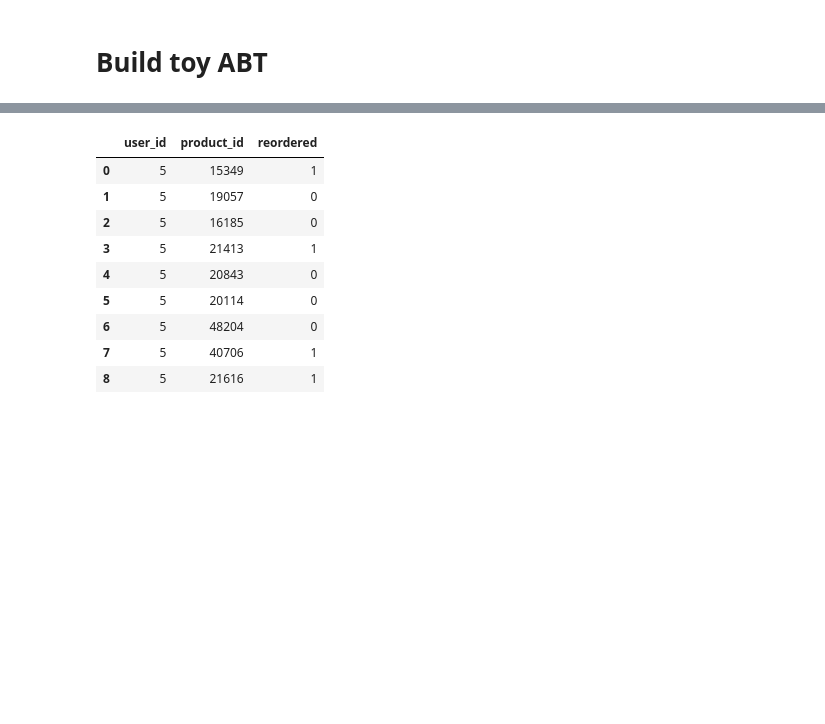
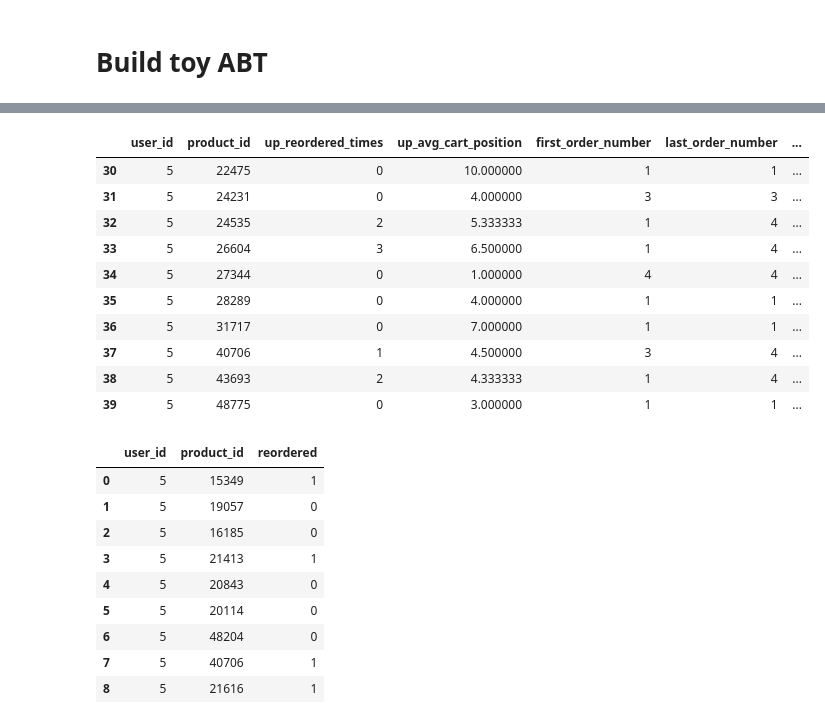
Before and after one commit to kylinorange/kaggle-instacart, a Jupyter notebook: Toy DF.ipynb, the cells around one changed output, grey strips where cells are left out. Saved outputs shown, nothing was run; the diff lists cells and outputs as text; code cells hidden in the pictures; blank space fills up the shorter version.

```diff
--- a/Toy DF.ipynb
+++ b/Toy DF.ipynb
@@ -581,3 +566,17 @@ toy_abt.tail(15)
+# %%
+toy_abt.tail(10)
+# %% [output]
+|  | user_id | product_id | up_reordered_times | up_avg_cart_position | first_order_number | last_order_number | ... |
+| 30 | 5 | 22475 | 0 | 10.000000 | 1 | 1 | ... |
+| 31 | 5 | 24231 | 0 | 4.000000 | 3 | 3 | ... |
+| 32 | 5 | 24535 | 2 | 5.333333 | 1 | 4 | ... |
+| 33 | 5 | 26604 | 3 | 6.500000 | 1 | 4 | ... |
+| 34 | 5 | 27344 | 0 | 1.000000 | 4 | 4 | ... |
+| 35 | 5 | 28289 | 0 | 4.000000 | 1 | 1 | ... |
+| 36 | 5 | 31717 | 0 | 7.000000 | 1 | 1 | ... |
+| 37 | 5 | 40706 | 1 | 4.500000 | 3 | 4 | ... |
+| 38 | 5 | 43693 | 2 | 4.333333 | 1 | 4 | ... |
+| 39 | 5 | 48775 | 0 | 3.000000 | 1 | 1 | ... |
 # %%
 toy_train = train[train.order_id.isin(toy_orders.order_id)]
 toy_train = toy_train.merge(toy_orders[['order_id', 'user_id']], how = 'left', on = 'order_id')
```
Also changed, not shown: parts of 9 cells of this notebook, 4 other files.
